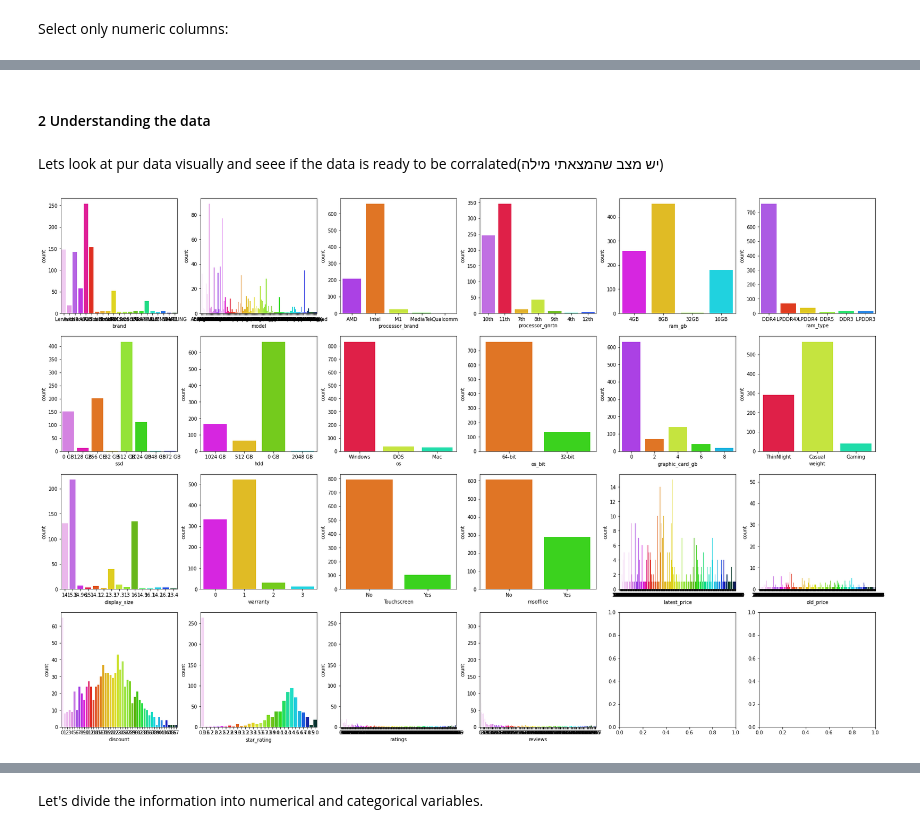
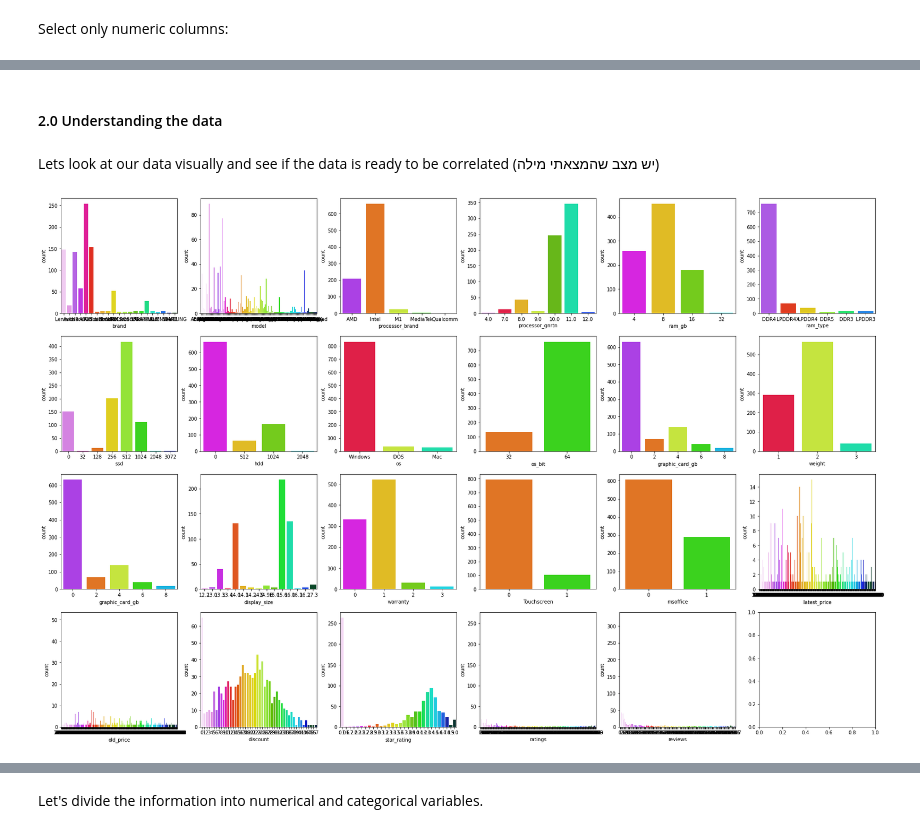
Before and after one commit to NoaBarNov/Data-Science-Project, a Jupyter notebook: newfinalproject.ipynb, the cells around one changed output, grey strips where cells are left out. Saved outputs shown, nothing was run; the diff lists cells and outputs as text; code cells hidden in the pictures.

```diff
--- a/newfinalproject.ipynb
+++ b/newfinalproject.ipynb
@@ -208 +253,3 @@ array(['4GB', '8GB', '32GB', '16GB'], dtype=object)
+# %%
+data['display_size'] = data['display_size'].astype(float)
 # %%
@@ -227,0 +268,2 @@ memory usage: 161.1+ KB
+# %%
+data['Touchscreen'] = data['Touchscreen'].replace({'Yes':1,'No':0})
@@ -227,0 +276,2 @@ memory usage: 161.1+ KB
+# %%
+data['msoffice'] = data['msoffice'].replace({'Yes':1,'No':0})
@@ -227,0 +288,2 @@ memory usage: 161.1+ KB
+# %%
+data['weight'] = data['weight'].replace({'ThinNlight':1,'Casual':2,'Gaming':3})
@@ -311,33 +389,34 @@ plt.show()
 # %% [markdown]
-#### 2 Understanding the data
+#### 2.0 Understanding the data
 # %% [markdown]
-Lets look at pur data visually and seee if the data is ready to be corralated(יש מצב שהמצאתי מילה)
+Lets look at our data visually and see if the data is ready to be correlated (יש מצב שהמצאתי מילה)
 # %%
 fig, axes = plt.subplots(4,6, figsize=(30,20))
 sns.countplot(data = data, x = 'brand', ax = axes[0,0], palette='gist_ncar_r')
 sns.countplot(data = data, x = 'model', ax = axes[0,1], palette='gist_ncar_r')
 sns.countplot(data = data, x = 'processor_brand', ax = axes[0,2], palette='gist_ncar_r')
 sns.countplot(data = data, x = 'processor_gnrtn', ax = axes[0,3], palette='gist_ncar_r')
 sns.countplot(data = data, x = 'ram_gb', ax = axes[0,4], palette='gist_ncar_r')
 sns.countplot(data = data, x = 'ram_type', ax = axes[0,5], palette='gist_ncar_r')
 sns.countplot(data = data, x = 'ssd', ax = axes[1,0], palette='gist_ncar_r')
 sns.countplot(data = data, x = 'hdd', ax = axes[1,1], palette='gist_ncar_r')
 sns.countplot(data = data, x = 'os', ax = axes[1,2], palette='gist_ncar_r')
 sns.countplot(data = data, x = 'os_bit', ax = axes[1,3], palette='gist_ncar_r')
 sns.countplot(data = data, x = 'graphic_card_gb', ax = axes[1,4], palette='gist_ncar_r')
 sns.countplot(data = data, x = 'weight', ax = axes[1,5], palette='gist_ncar_r')
-sns.countplot(data = data, x = 'display_size', ax = axes[2,0], palette='gist_ncar_r')
-sns.countplot(data = data, x = 'warranty', ax = axes[2,1], palette='gist_ncar_r')
-sns.countplot(data = data, x = 'Touchscreen', ax = axes[2,2], palette='gist_ncar_r')
-sns.countplot(data = data, x = 'msoffice', ax = axes[2,3], palette='gist_ncar_r')
-sns.countplot(data = data, x = 'latest_price', ax = axes[2,4], palette='gist_ncar_r')
-sns.countplot(data = data, x = 'old_price', ax = axes[2,5], palette='gist_ncar_r')
-sns.countplot(data = data, x = 'discount', ax = axes[3,0], palette='gist_ncar_r')
-sns.countplot(data = data, x = 'star_rating', ax = axes[3,1], palette='gist_ncar_r')
-sns.countplot(data = data, x = 'ratings', ax = axes[3,2], palette='gist_ncar_r')
-sns.countplot(data = data, x = 'reviews', ax = axes[3,3], palette='gist_ncar_r')
+sns.countplot(data = data, x = 'graphic_card_gb', ax = axes[2,0], palette='gist_ncar_r')
+sns.countplot(data = data, x = 'display_size', ax = axes[2,1], palette='gist_ncar_r')
+sns.countplot(data = data, x = 'warranty', ax = axes[2,2], palette='gist_ncar_r')
+sns.countplot(data = data, x = 'Touchscreen', ax = axes[2,3], palette='gist_ncar_r')
+sns.countplot(data = data, x = 'msoffice', ax = axes[2,4], palette='gist_ncar_r')
+sns.countplot(data = data, x = 'latest_price', ax = axes[2,5], palette='gist_ncar_r')
+sns.countplot(data = data, x = 'old_price', ax = axes[3,0], palette='gist_ncar_r')
+sns.countplot(data = data, x = 'discount', ax = axes[3,1], palette='gist_ncar_r')
+sns.countplot(data = data, x = 'star_rating', ax = axes[3,2], palette='gist_ncar_r')
+sns.countplot(data = data, x = 'ratings', ax = axes[3,3], palette='gist_ncar_r')
+sns.countplot(data = data, x = 'reviews', ax = axes[3,4], palette='gist_ncar_r')
 plt.show()
 # %% [output]
-[figure, old version]
+[figure, new version]
 # %% [markdown]
 we can see from here 2 things:
```
Also changed, not shown: parts of 90 cells of this notebook.
